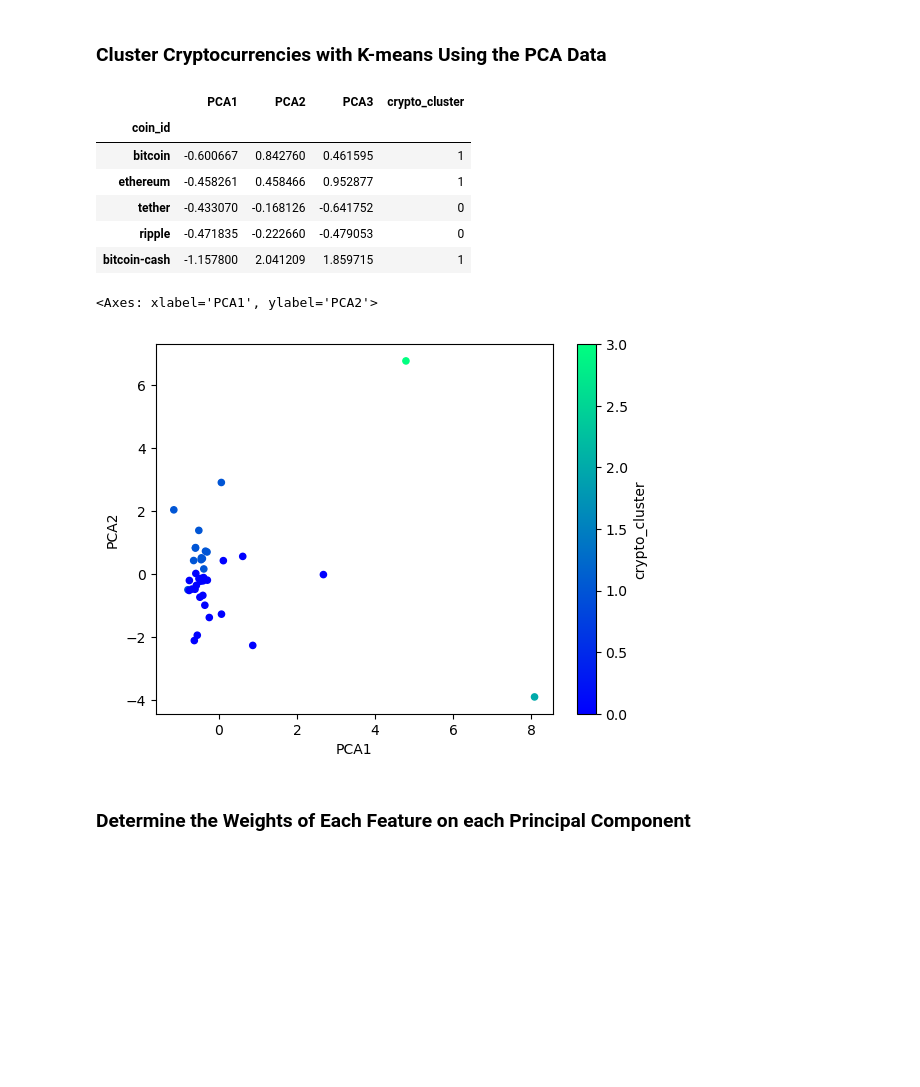
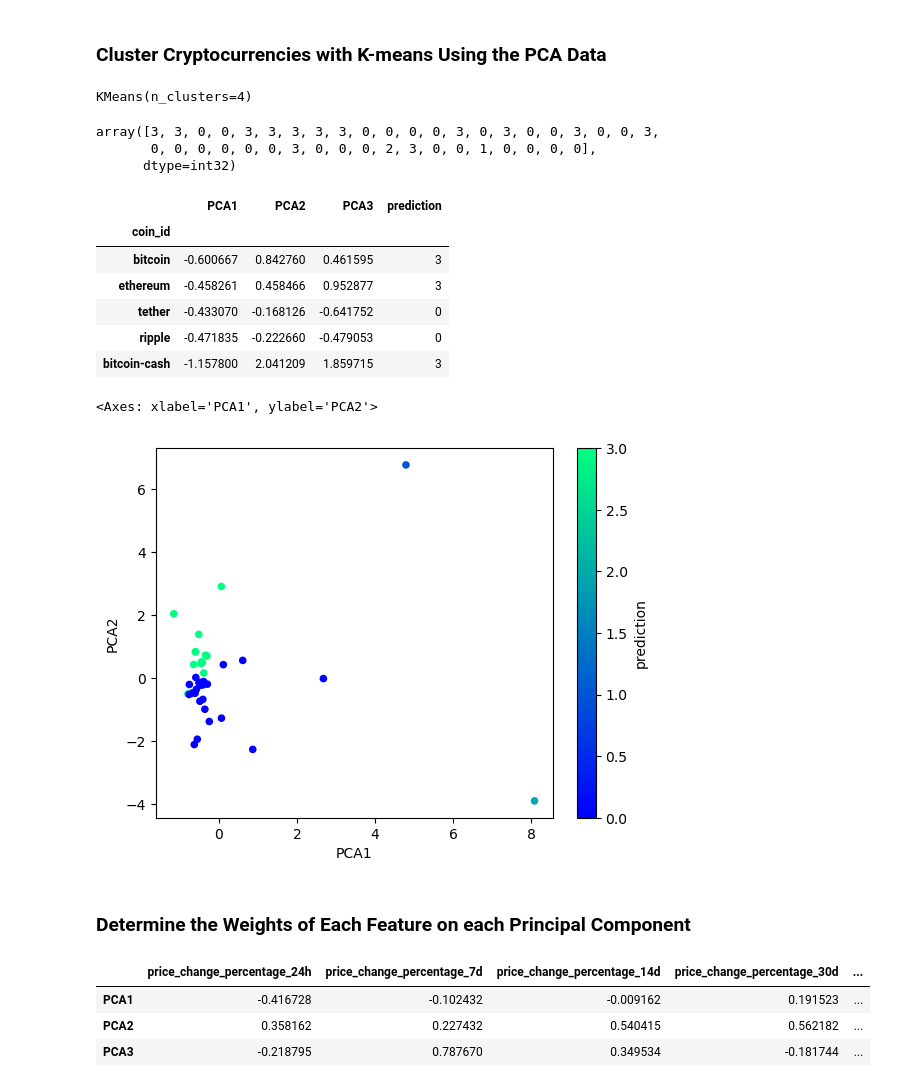
Before and after one commit to YuJames/CryptoClustering, a Jupyter notebook: Crypto_Clustering.ipynb, the cells around one changed output. Saved outputs shown, nothing was run; the diff lists cells and outputs as text; code cells hidden in the pictures; blank space fills up the shorter version.

Commit message:
Determine the Weights of Each Feature on Each Principal Component (15 points

```diff
--- a/Crypto_Clustering.ipynb
+++ b/Crypto_Clustering.ipynb
@@ -316,38 +316,59 @@ pca_elbow_df.plot.line(xticks=pca_elbow_df.index)
 ### Cluster Cryptocurrencies with K-means Using the PCA Data
 # %%
 # Initialize the K-Means model using the best value for k
+kmeans2 = KMeans(n_clusters=4)
 # %%
 # Fit the K-Means model using the PCA data
+kmeans2.fit(pca_df)
+# %% [output]
+KMeans(n_clusters=4)
 # %%
 # Predict the clusters to group the cryptocurrencies using the PCA data
-
+kmeans_pred = kmeans2.predict(pca_df)
 
 # Print the resulting array of cluster values.
+kmeans_pred
+# %% [output]
+array([3, 3, 0, 0, 3, 3, 3, 3, 3, 0, 0, 0, 0, 3, 0, 3, 0, 0, 3, 0, 0, 3,
+       0, 0, 0, 0, 0, 0, 3, 0, 0, 0, 2, 3, 0, 0, 1, 0, 0, 0, 0],
+      dtype=int32)
 # %%
 # Create a copy of the DataFrame with the PCA data
-
+copy_pca_df = pca_df.copy()
 
 # Add a new column to the DataFrame with the predicted clusters
-
+copy_pca_df["prediction"] = kmeans_pred
 
 # Display sample data
+copy_pca_df.head()
 # %% [output]
-|  | PCA1 | PCA2 | PCA3 | crypto_cluster |
+|  | PCA1 | PCA2 | PCA3 | prediction |
 | coin_id |  |  |  |  |
-| bitcoin | -0.600667 | 0.842760 | 0.461595 | 1 |
-| ethereum | -0.458261 | 0.458466 | 0.952877 | 1 |
+| bitcoin | -0.600667 | 0.842760 | 0.461595 | 3 |
+| ethereum | -0.458261 | 0.458466 | 0.952877 | 3 |
 | tether | -0.433070 | -0.168126 | -0.641752 | 0 |
 | ripple | -0.471835 | -0.222660 | -0.479053 | 0 |
-| bitcoin-cash | -1.157800 | 2.041209 | 1.859715 | 1 |
+| bitcoin-cash | -1.157800 | 2.041209 | 1.859715 | 3 |
 # %%
 # Create a scatter plot using hvPlot by setting `x="PCA1"` and `y="PCA2"`.
+copy_pca_df.plot.scatter(x="PCA1", y="PCA2", c="prediction", colormap="winter")
 # %% [output]
 <Axes: xlabel='PCA1', ylabel='PCA2'>
-[figure, old version]
+[figure, new version]
 # %% [markdown]
 ### Determine the Weights of Each Feature on each Principal Component
 # %%
 # Use the columns from the original scaled DataFrame as the index.
+# for i, j in enumerate(scaled_market_data_df.columns):
+#     print(f"{j} - {pca.components_[i]}")
+pca_weight_df = pd.DataFrame(pca.components_, columns=scaled_market_data_df.columns, index=["PCA1", "PCA2", "PCA3"])
+
+pca_weight_df
+# %% [output]
+|  | price_change_percentage_24h | price_change_percentage_7d | price_change_percentage_14d | price_change_percentage_30d | ... |
+| PCA1 | -0.416728 | -0.102432 | -0.009162 | 0.191523 | ... |
+| PCA2 | 0.358162 | 0.227432 | 0.540415 | 0.562182 | ... |
+| PCA3 | -0.218795 | 0.787670 | 0.349534 | -0.181744 | ... |
 # %% [markdown]
 #### Answer the following question:
 
```
Also changed, not shown: parts of 1 cell of this notebook.
